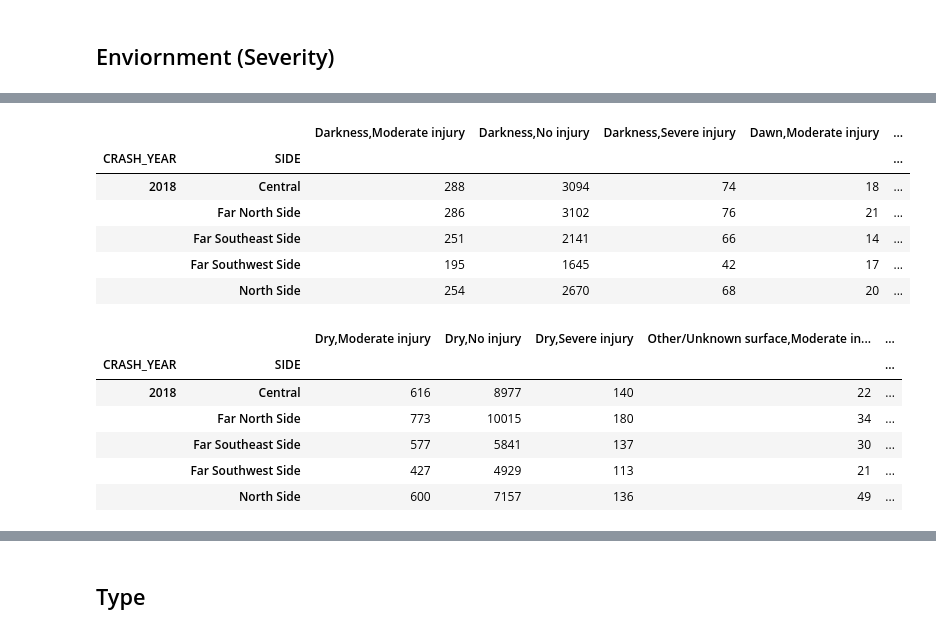
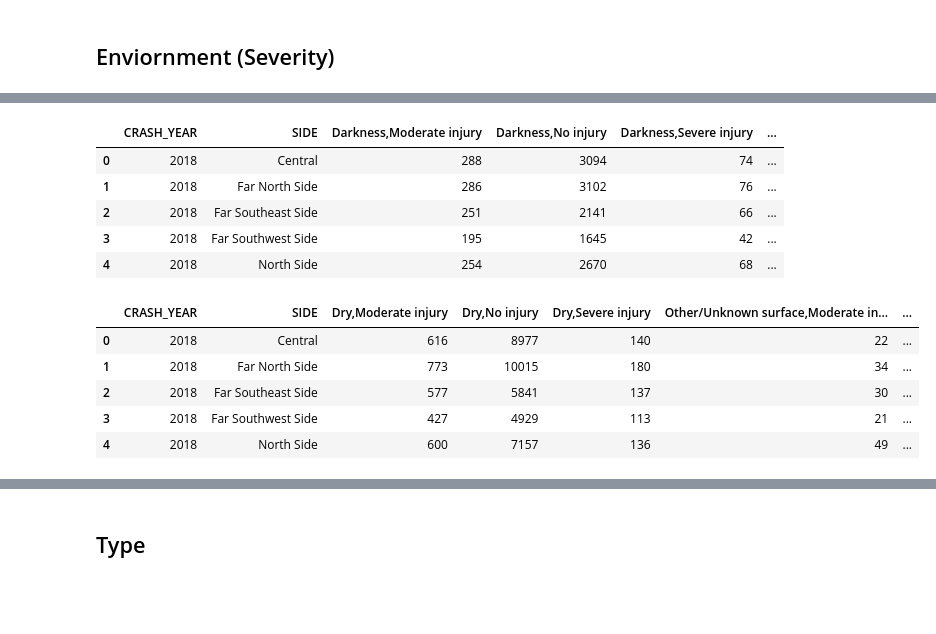
Before and after one commit to eddyyet/Crashes, a Jupyter notebook: src/data/data_slicing.ipynb, the cells around one changed output, grey strips where cells are left out. Cells and saved outputs as stored; diff of their text form; code cells hidden in the pictures; blank space fills up the shorter version.

```diff
--- a/src/data/data_slicing.ipynb
+++ b/src/data/data_slicing.ipynb
@@ -289,59 +290,61 @@ lighting['LIGHTING_GRP'] = lighting['LIGHTING_CONDITION'].map(lighting_dict)
 lighting['INJURY_GRP'] = lighting['MOST_SEVERE_INJURY'].map(injury_dict)
 
 lighting_inju = lighting.pivot_table(values='CRASH_RECORD_ID', index=['CRASH_YEAR','SIDE'], columns=['LIGHTING_GRP','INJURY_GRP'], aggfunc='count', fill_value=0)
-lighting_inju.columns = ['Darkness,Moderate injury', 'Darkness,No injury', 'Darkness,Severe injury', \
+lighting_inju.reset_index(inplace=True)
+lighting_inju.columns = ['CRASH_YEAR','SIDE', \
+                         'Darkness,Moderate injury', 'Darkness,No injury', 'Darkness,Severe injury', \
                           'Dawn,Moderate injury', 'Dawn,No injury', 'Dawn,Severe injury', \
                           'Daylight,Moderate injury', 'Daylight,No injury', 'Daylight,Severe injury', \
                           'Dusk,Moderate injury', 'Dusk,No injury', 'Dusk,Severe injury', \
                           'Unknown lighting,Moderate injury', 'Unknown lighting,No injury', 'Unknown lighting,Severe injury']
 lighting_inju.head()
 # %% [output]
-|  |  | Darkness,Moderate injury | Darkness,No injury | Darkness,Severe injury | Dawn,Moderate injury | ... |
-| CRASH_YEAR | SIDE |  |  |  |  | ... |
-| 2018 | Central | 288 | 3094 | 74 | 18 | ... |
-|  | Far North Side | 286 | 3102 | 76 | 21 | ... |
-|  | Far Southeast Side | 251 | 2141 | 66 | 14 | ... |
-|  | Far Southwest Side | 195 | 1645 | 42 | 17 | ... |
-|  | North Side | 254 | 2670 | 68 | 20 | ... |
+|  | CRASH_YEAR | SIDE | Darkness,Moderate injury | Darkness,No injury | Darkness,Severe injury | ... |
+| 0 | 2018 | Central | 288 | 3094 | 74 | ... |
+| 1 | 2018 | Far North Side | 286 | 3102 | 76 | ... |
+| 2 | 2018 | Far Southeast Side | 251 | 2141 | 66 | ... |
+| 3 | 2018 | Far Southwest Side | 195 | 1645 | 42 | ... |
+| 4 | 2018 | North Side | 254 | 2670 | 68 | ... |
 # %%
 # extract the environmental conditions
 roadway = df[['CRASH_YEAR','SIDE','CRASH_RECORD_ID','ROADWAY_SURFACE_COND','MOST_SEVERE_INJURY']]
 
 roadway_dict = {
   'DRY': 'Dry',
   'ICE': 'Snow/Ice',
   'OTHER': 'Other/Unknown surface',
   'SAND, MUD, DIRT': 'Other/Unknown surface',
   'SNOW OR SLUSH': 'Snow/Ice',
   'UNKNOWN': 'Other/Unknown surface',
   'WET': 'Wet'
 }
 
 injury_dict = {
   'FATAL': 'Severe injury',
   'INCAPACITATING INJURY': 'Severe injury',
   'NO INDICATION OF INJURY': 'No injury',
   'NONINCAPACITATING INJURY': 'Moderate injury',
   'REPORTED, NOT EVIDENT': 'No injury'
 }
 
 roadway['ROADWAY_GRP'] = roadway['ROADWAY_SURFACE_COND'].map(roadway_dict)
 roadway['INJURY_GRP'] = roadway['MOST_SEVERE_INJURY'].map(injury_dict)
 
 roadway_inju = roadway.pivot_table(values='CRASH_RECORD_ID', index=['CRASH_YEAR','SIDE'], columns=['ROADWAY_GRP','INJURY_GRP'], aggfunc='count', fill_value=0)
-roadway_inju.columns = ['Dry,Moderate injury', 'Dry,No injury', 'Dry,Severe injury', \
+roadway_inju.reset_index(inplace=True)
+roadway_inju.columns = ['CRASH_YEAR','SIDE', \
+                        'Dry,Moderate injury', 'Dry,No injury', 'Dry,Severe injury', \
                         'Other/Unknown surface,Moderate injury', 'Other/Unknown surface,No injury', 'Other/Unknown surface,Severe injury', \
                         'Snow/Ice,Moderate injury', 'Snow/Ice,No injury', 'Snow/Ice,Severe injury', \
                         'Wet,Moderate injury', 'Wet,No injury', 'Wet,Severe injury']
 roadway_inju.head()
 # %% [output]
-|  |  | Dry,Moderate injury | Dry,No injury | Dry,Severe injury | Other/Unknown surface,Moderate in... | ... |
-| CRASH_YEAR | SIDE |  |  |  |  | ... |
-| 2018 | Central | 616 | 8977 | 140 | 22 | ... |
-|  | Far North Side | 773 | 10015 | 180 | 34 | ... |
-|  | Far Southeast Side | 577 | 5841 | 137 | 30 | ... |
-|  | Far Southwest Side | 427 | 4929 | 113 | 21 | ... |
-|  | North Side | 600 | 7157 | 136 | 49 | ... |
+|  | CRASH_YEAR | SIDE | Dry,Moderate injury | Dry,No injury | Dry,Severe injury | Other/Unknown surface,Moderate in... | ... |
+| 0 | 2018 | Central | 616 | 8977 | 140 | 22 | ... |
+| 1 | 2018 | Far North Side | 773 | 10015 | 180 | 34 | ... |
+| 2 | 2018 | Far Southeast Side | 577 | 5841 | 137 | 30 | ... |
+| 3 | 2018 | Far Southwest Side | 427 | 4929 | 113 | 21 | ... |
+| 4 | 2018 | North Side | 600 | 7157 | 136 | 49 | ... |
 # %%
 # merge lighting_inju, weather_inju and roadway_inju
 env = pd.merge(lighting_inju, weather_inju, on=['CRASH_YEAR', 'SIDE'])
```
Also changed, not shown: parts of 2 cells of this notebook.
